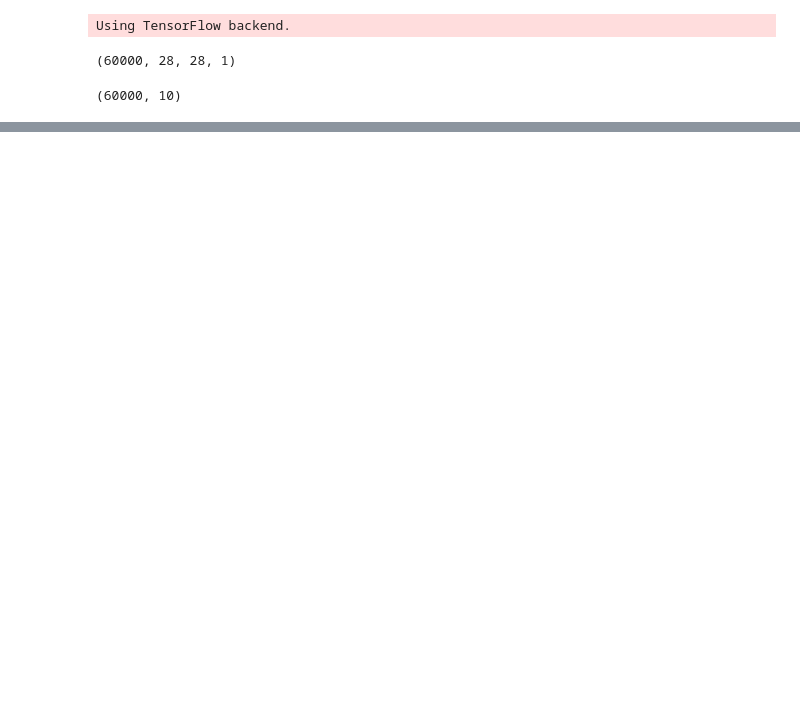
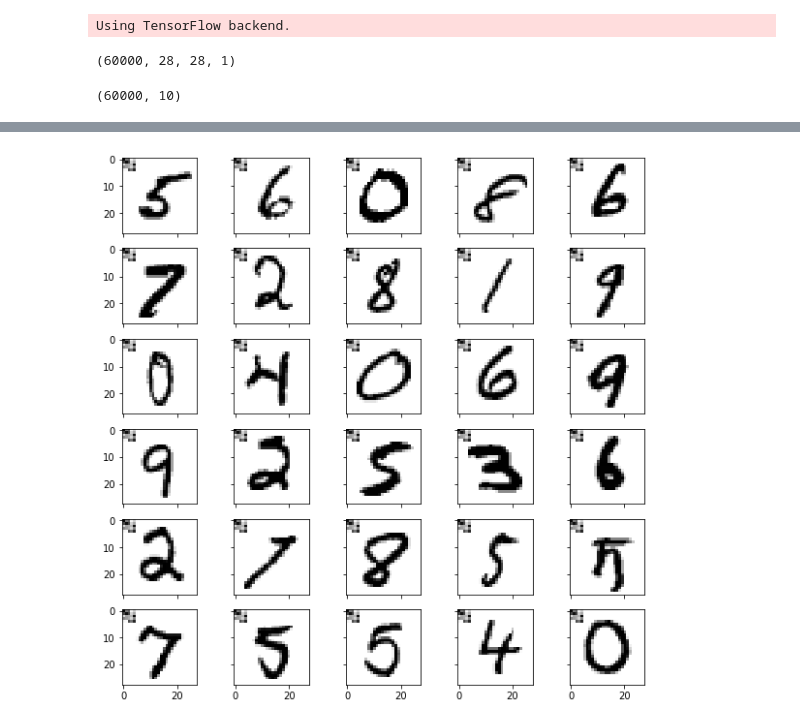
Before and after one commit to edublancas/trojan-defender, a Jupyter notebook: experiments/dataset-viz.ipynb, the cells around one changed output, grey strips where cells are left out. Cells and saved outputs as stored; diff of their text form; code cells hidden in the pictures; blank space fills up the shorter version.

```diff
--- a/experiments/dataset-viz.ipynb
+++ b/experiments/dataset-viz.ipynb
@@ -23,0 +32,5 @@ plot.grid(x_train)
+# %%
+x_train_patched = patch.grayscale_images(x_train, a_patch, (0, 0))
+plot.grid(x_train_patched)
+# %% [output]
+[figure, added]
```
Also changed, not shown: parts of 4 cells of this notebook, 2 other files.
